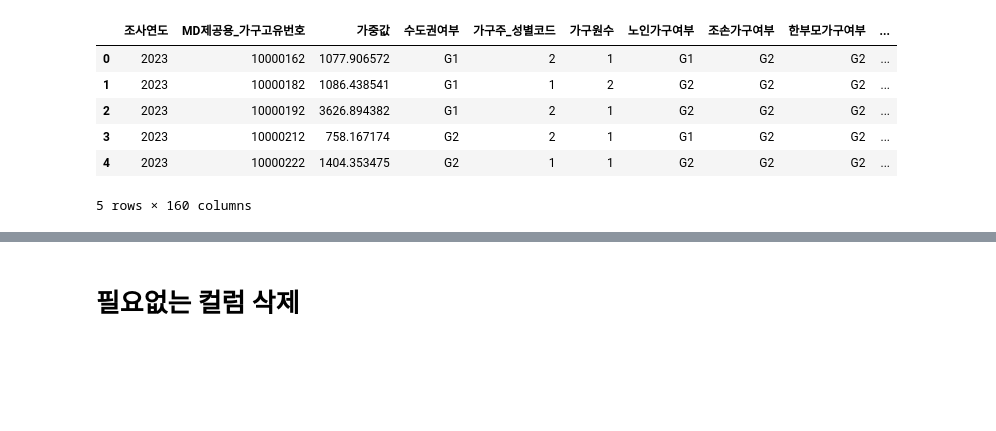
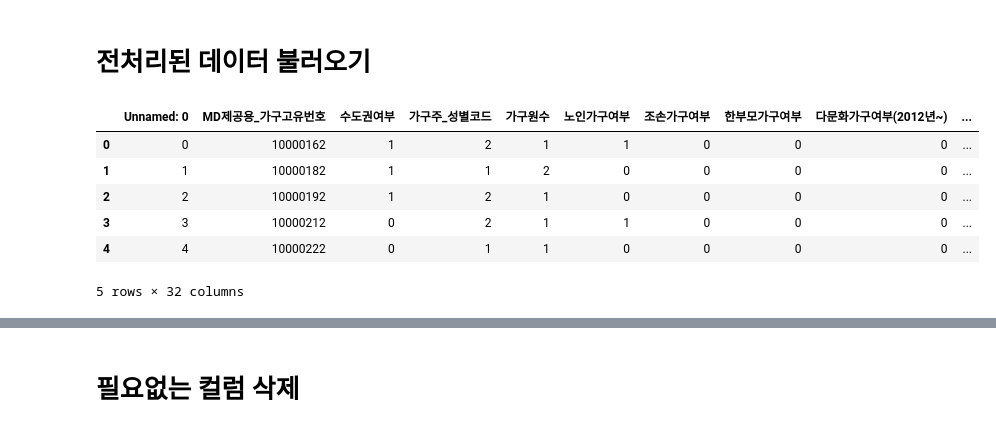
Before and after one commit to seonae0223/mid_project, a Jupyter notebook: 소득_분위_결정_요인_분석_및_예측.ipynb, the cells around one changed output, grey strips where cells are left out. Cells and saved outputs as stored; diff of their text form; code cells hidden in the pictures; blank space fills up the shorter version.

Commit message:
Colab을 통해 생성됨

```diff
--- a/소득_분위_결정_요인_분석_및_예측.ipynb
+++ b/소득_분위_결정_요인_분석_및_예측.ipynb
@@ -8,18 +36,20 @@ Mounted at /content/drive
+# %% [markdown]
+# 전처리된 데이터 불러오기
 # %%
 import pandas as pd
 import numpy as np
 
-FILE_PATH = "/content/drive/MyDrive/Colab Notebooks/한경_MLOps/머신러닝/중간프로젝트/data/2023_가구마스터_20240819_22946.csv"
-df_income = pd.read_csv(FILE_PATH, encoding='euc-kr')
+FILE_PATH = "/content/drive/MyDrive/Colab Notebooks/한경_MLOps/머신러닝/중간프로젝트/data/cleansed.csv"
+df_income = pd.read_csv(FILE_PATH) # encoding='euc-kr' : 한글로 읽어오기
 df_income.head()
 # %% [output]
-|  | 조사연도 | MD제공용_가구고유번호 | 가중값 | 수도권여부 | 가구주_성별코드 | 가구원수 | 노인가구여부 | 조손가구여부 | 한부모가구여부 | ... |
-| 0 | 2023 | 10000162 | 1077.906572 | G1 | 2 | 1 | G1 | G2 | G2 | ... |
-| 1 | 2023 | 10000182 | 1086.438541 | G1 | 1 | 2 | G2 | G2 | G2 | ... |
-| 2 | 2023 | 10000192 | 3626.894382 | G1 | 2 | 1 | G2 | G2 | G2 | ... |
-| 3 | 2023 | 10000212 | 758.167174 | G2 | 2 | 1 | G1 | G2 | G2 | ... |
-| 4 | 2023 | 10000222 | 1404.353475 | G2 | 1 | 1 | G2 | G2 | G2 | ... |
+|  | Unnamed: 0 | MD제공용_가구고유번호 | 수도권여부 | 가구주_성별코드 | 가구원수 | 노인가구여부 | 조손가구여부 | 한부모가구여부 | 다문화가구여부(2012년~) | ... |
+| 0 | 0 | 10000162 | 1 | 2 | 1 | 1 | 0 | 0 | 0 | ... |
+| 1 | 1 | 10000182 | 1 | 1 | 2 | 0 | 0 | 0 | 0 | ... |
+| 2 | 2 | 10000192 | 1 | 2 | 1 | 0 | 0 | 0 | 0 | ... |
+| 3 | 3 | 10000212 | 0 | 2 | 1 | 1 | 0 | 0 | 0 | ... |
+| 4 | 4 | 10000222 | 0 | 1 | 1 | 0 | 0 | 0 | 0 | ... |
-5 rows × 160 columns
+5 rows × 32 columns
 # %%
 df_income.info()
 # %% [output]
```
Also changed, not shown: parts of 26 cells of this notebook.
